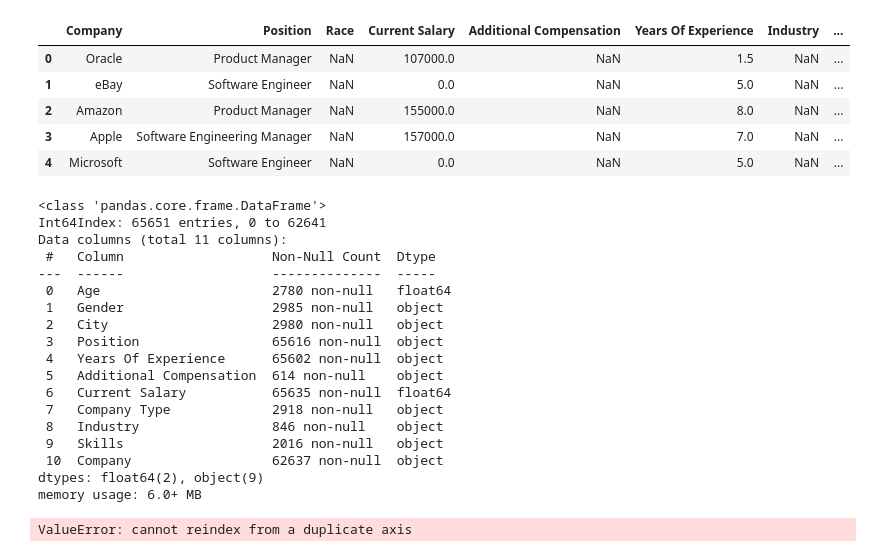
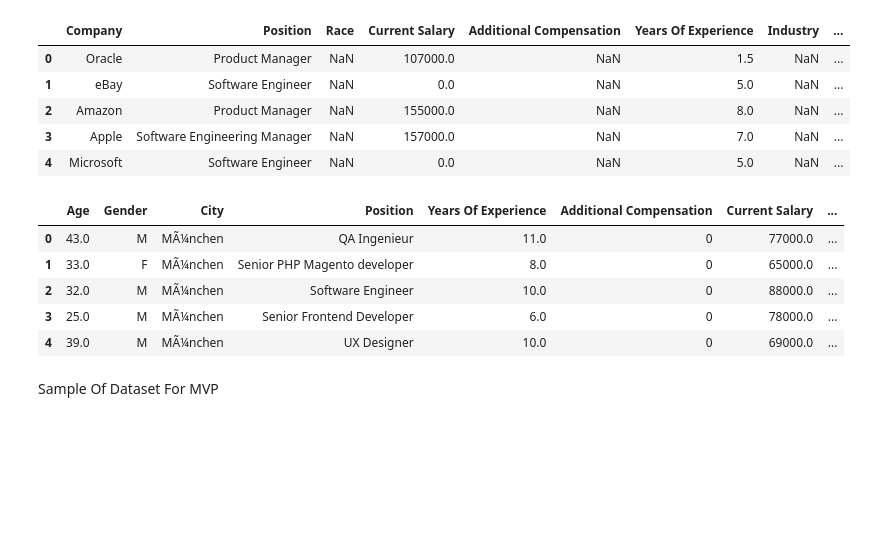
Before and after one commit to Project-Data-Hack-Team-5/project-data-hack-backend, a Jupyter notebook: Python/Exploratory_Data_Analysis.ipynb, the cells around one changed output. Drawn from its saved outputs; the diff is of its cells as text; code cells hidden in the pictures; blank space fills up the shorter version.

```diff
--- a/Python/Exploratory_Data_Analysis.ipynb
+++ b/Python/Exploratory_Data_Analysis.ipynb
@@ -344,8 +534,18 @@ levels_data_clean.head()
 | 3 | Apple | Software Engineering Manager | NaN | 157000.0 | NaN | 7.0 | NaN | ... |
 | 4 | Microsoft | Software Engineer | NaN | 0.0 | NaN | 5.0 | NaN | ... |
 # %%
-final_dataset = pd.concat([it_2018_clean[final_cols], it_2019_clean[final_cols], it_2020_clean[final_cols], levels_data_clean[final_cols]], axis=0)
+# Merge into single dataset
+final_dataset = pd.concat([it_2018_clean[final_cols], it_2019_clean[final_cols], it_2020_clean[final_cols], levels_data_clean[final_cols]], axis=0).reset_index(drop=True)
 
 # Replace Additional Compensation With 0 if null
 final_dataset['Additional Compensation'].fillna(0, inplace=True)
+# %%
+final_dataset.head()
+# %% [output]
+|  | Age | Gender | City | Position | Years Of Experience | Additional Compensation | Current Salary | ... |
+| 0 | 43.0 | M | MÃ¼nchen | QA Ingenieur | 11.0 | 0 | 77000.0 | ... |
+| 1 | 33.0 | F | MÃ¼nchen | Senior PHP Magento developer | 8.0 | 0 | 65000.0 | ... |
+| 2 | 32.0 | M | MÃ¼nchen | Software Engineer | 10.0 | 0 | 88000.0 | ... |
+| 3 | 25.0 | M | MÃ¼nchen | Senior Frontend Developer | 6.0 | 0 | 78000.0 | ... |
+| 4 | 39.0 | M | MÃ¼nchen | UX Designer | 10.0 | 0 | 69000.0 | ... |
 # %%
@@ -353,21 +552,0 @@ final_dataset.to_csv("datasets/final_dataset.csv", index=False)
-# %%
-final_dataset.info()
-# %% [output]
-<class 'pandas.core.frame.DataFrame'>
-Int64Index: 65651 entries, 0 to 62641
-Data columns (total 11 columns):
- #   Column                   Non-Null Count  Dtype
----  ------                   --------------  -----
- 0   Age                      2780 non-null   float64
- 1   Gender                   2985 non-null   object
- 2   City                     2980 non-null   object
- 3   Position                 65616 non-null  object
- 4   Years Of Experience      65602 non-null  object
- 5   Additional Compensation  614 non-null    object
- 6   Current Salary           65635 non-null  float64
- 7   Company Type             2918 non-null   object
- 8   Industry                 846 non-null    object
- 9   Skills                   2016 non-null   object
- 10  Company                  62637 non-null  object
-dtypes: float64(2), object(9)
-memory usage: 6.0+ MB
@@ -380,4 +553,2 @@ final_dataset['Gender'] = final_dataset.Gender.replace(['Diverse'], np.nan).str.
-# %%
-final_dataset.loc[:, final_dataset.Company.isnull() == False]
-# %% [output]
-ValueError: cannot reindex from a duplicate axis
+# %% [markdown]
+Sample Of Dataset For MVP
```
Also changed, not shown: parts of 30 cells of this notebook, 4 other files.
